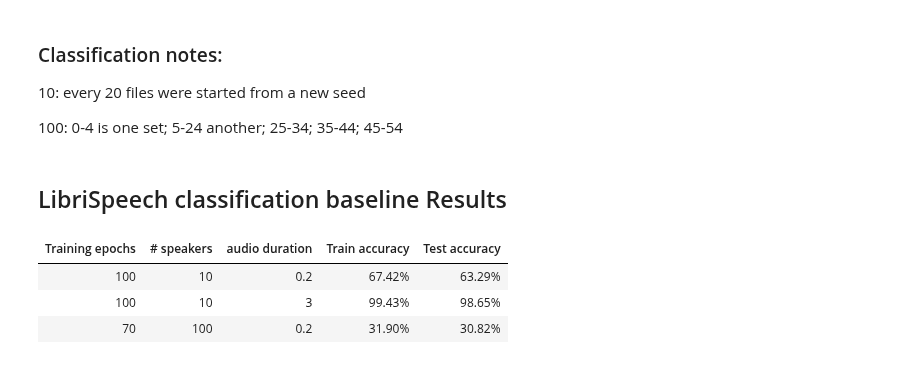
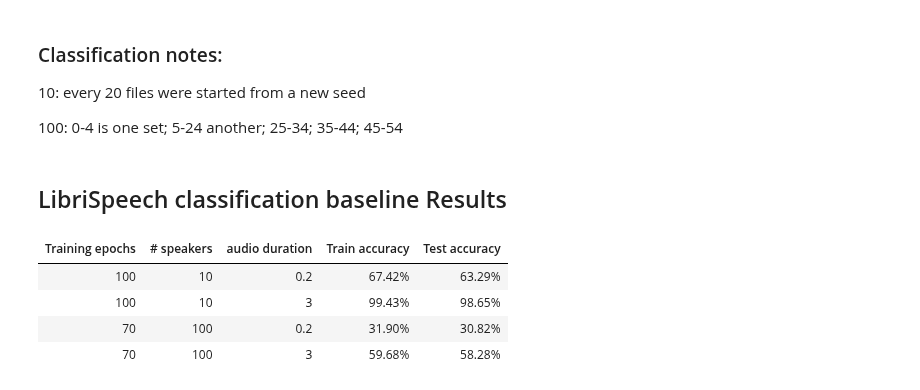
Before and after one commit to Lab41/cyphercat, a Jupyter notebook: Classification_baselines/LibriSpeech/LibriSpeech.ipynb, the cells around one changed output. Saved outputs shown, nothing was run; the diff lists cells and outputs as text; code cells hidden in the pictures.

```diff
--- a/Classification_baselines/LibriSpeech/LibriSpeech.ipynb
+++ b/Classification_baselines/LibriSpeech/LibriSpeech.ipynb
@@ -409,30 +409,32 @@ columns = ['Training epochs', '# speakers', 'audio duration', 'Train accuracy',
 # .2 S & 3 S
 #sufficient training and over-training
 
 #manual data:
 df = pd.DataFrame(columns = columns)
 df.loc[len(df)] = [100,10,0.2,.6742,.6329]
 df.loc[len(df)] = [100,10,3,.9943,.9865]
 df.loc[len(df)] =[70,100,0.2,.3190,.3082]
+df.loc[len(df)] =[70,100,3,.5968,.5828]
 
 
 #style table
 import seaborn as sns
 
 cg = sns.light_palette("green", as_cmap=True)
 cm = sns.light_palette("magenta", as_cmap=True)
 
 # df.style.bar(subset=['Train accuracy', 'Test accuracy'], align='mid', color=['#d65f5f', '#5fba7d'])
 s = df.style.\
     background_gradient(cmap=cg,subset=['Train accuracy', 'Test accuracy']).\
     background_gradient(cmap=cm,subset=['# speakers']).\
     format({"Train accuracy": "{:.2%}","Test accuracy": "{:.2%}"}).\
     hide_index().\
     set_properties(**{'font-size': "16pt",'column-size':"24pt",'width': '100px'})
 
 s
 # %% [output]
 | Training epochs | # speakers | audio duration | Train accuracy | Test accuracy |
 | 100 | 10 | 0.2 | 67.42% | 63.29% |
 | 100 | 10 | 3 | 99.43% | 98.65% |
 | 70 | 100 | 0.2 | 31.90% | 30.82% |
+| 70 | 100 | 3 | 59.68% | 58.28% |
```
Also changed, not shown: parts of 2 cells of this notebook.
